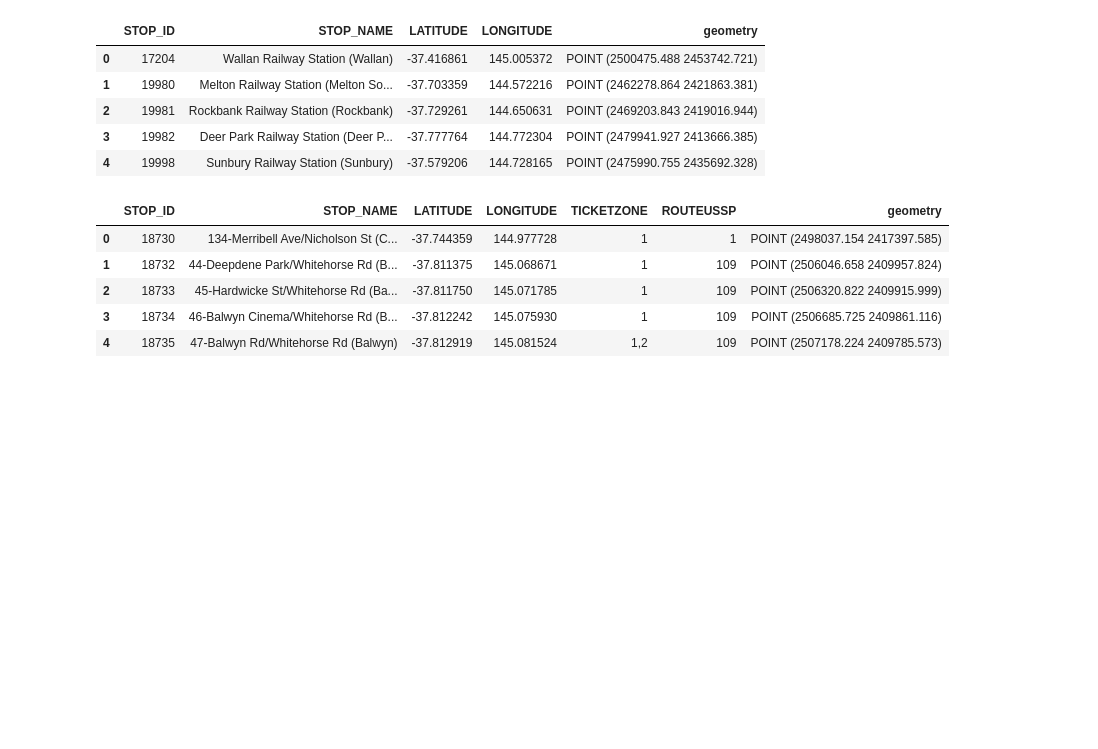
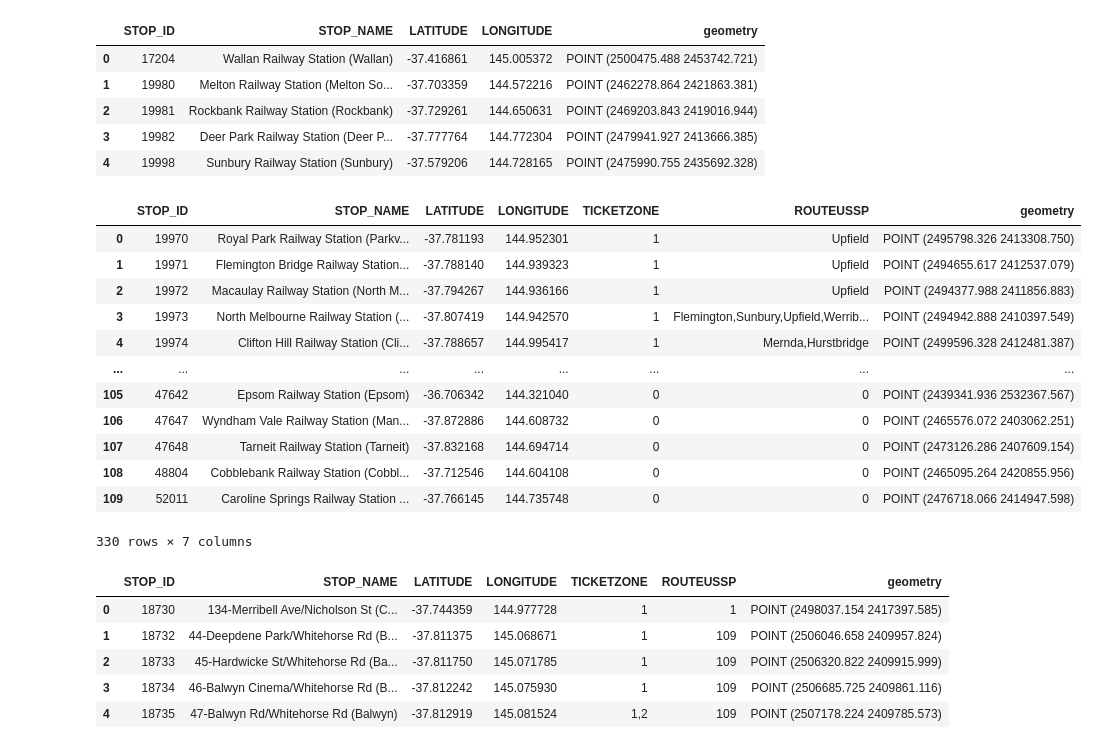
Before and after one commit to MAST30034-Applied-Data-Science/generic-real-estate-consulting-project-group-32, a Jupyter notebook: notebooks/publictransport.ipynb, the cells around one changed output. Cells and saved outputs as stored; diff of their text form; code cells hidden in the pictures; blank space fills up the shorter version.

```diff
--- a/notebooks/publictransport.ipynb
+++ b/notebooks/publictransport.ipynb
@@ -99,6 +95,30 @@ regtrainst_df.head(5)
 | 2 | 19981 | Rockbank Railway Station (Rockbank) | -37.729261 | 144.650631 | POINT (2469203.843 2419016.944) |
 | 3 | 19982 | Deer Park Railway Station (Deer P... | -37.777764 | 144.772304 | POINT (2479941.927 2413666.385) |
 | 4 | 19998 | Sunbury Railway Station (Sunbury) | -37.579206 | 144.728165 | POINT (2475990.755 2435692.328) |
+# %%
+#merge metro and regional train stations df.
+#adding ticket zone and routessp to the regional train station df.
+#0 means no ticket zone and no routessp
+regtrainst_df['TICKETZONE'] = 0
+regtrainst_df['ROUTEUSSP'] = 0
+#regbusstop_df = regbusstop_df[['STOP_ID', 'STOP_NAME', 'LATITUDE', 'LONGITUDE', 'TICKETZONE','ROUTEUSSP']]
+regtrainst_df
+fulll_trainst = pd.concat([trainst_df, regtrainst_df])
+fulll_trainst
+# %% [output]
+|  | STOP_ID | STOP_NAME | LATITUDE | LONGITUDE | TICKETZONE | ROUTEUSSP | geometry |
+| 0 | 19970 | Royal Park Railway Station (Parkv... | -37.781193 | 144.952301 | 1 | Upfield | POINT (2495798.326 2413308.750) |
+| 1 | 19971 | Flemington Bridge Railway Station... | -37.788140 | 144.939323 | 1 | Upfield | POINT (2494655.617 2412537.079) |
+| 2 | 19972 | Macaulay Railway Station (North M... | -37.794267 | 144.936166 | 1 | Upfield | POINT (2494377.988 2411856.883) |
+| 3 | 19973 | North Melbourne Railway Station (... | -37.807419 | 144.942570 | 1 | Flemington,Sunbury,Upfield,Werrib... | POINT (2494942.888 2410397.549) |
+| 4 | 19974 | Clifton Hill Railway Station (Cli... | -37.788657 | 144.995417 | 1 | Mernda,Hurstbridge | POINT (2499596.328 2412481.387) |
+| ... | ... | ... | ... | ... | ... | ... | ... |
+| 105 | 47642 | Epsom Railway Station (Epsom) | -36.706342 | 144.321040 | 0 | 0 | POINT (2439341.936 2532367.567) |
+| 106 | 47647 | Wyndham Vale Railway Station (Man... | -37.872886 | 144.608732 | 0 | 0 | POINT (2465576.072 2403062.251) |
+| 107 | 47648 | Tarneit Railway Station (Tarneit) | -37.832168 | 144.694714 | 0 | 0 | POINT (2473126.286 2407609.154) |
+| 108 | 48804 | Cobblebank Railway Station (Cobbl... | -37.712546 | 144.604108 | 0 | 0 | POINT (2465095.264 2420855.956) |
+| 109 | 52011 | Caroline Springs Railway Station ... | -37.766145 | 144.735748 | 0 | 0 | POINT (2476718.066 2414947.598) |
+330 rows × 7 columns
 # %%
 #Tram route and stop.
 
```
Also changed, not shown: parts of 10 cells of this notebook.
